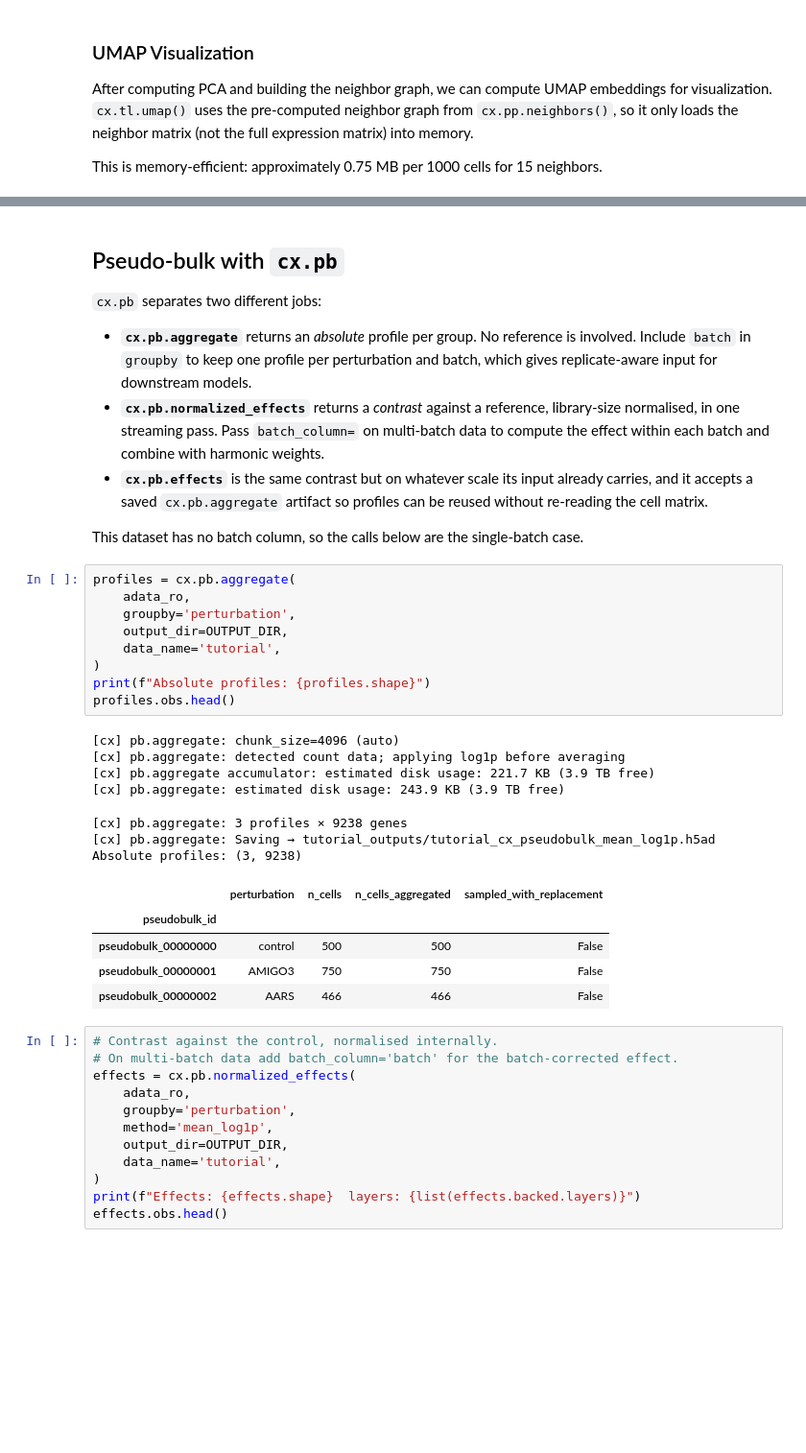
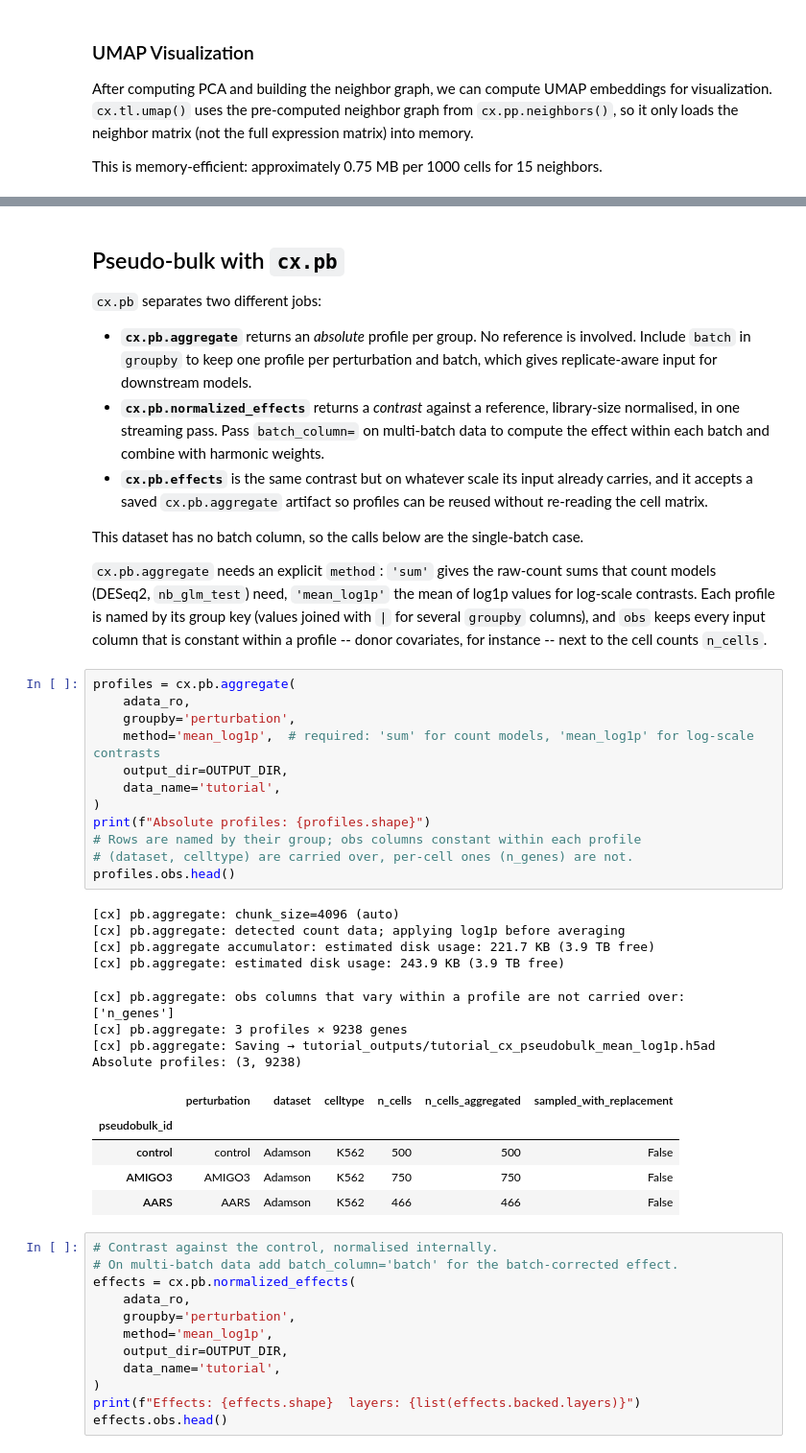
Before and after one commit to JinHongDu-Lab/crispyx, a Jupyter notebook: docs/notebooks/crispyx_tutorial.ipynb, the cells around one changed output, grey strips where cells are left out. Shown at 96% size. Cells and saved outputs as stored; diff of their text form; blank space fills up the shorter version.

```diff
--- a/docs/notebooks/crispyx_tutorial.ipynb
+++ b/docs/notebooks/crispyx_tutorial.ipynb
@@ -382,28 +382,38 @@ UMAP embedding shape: (1716, 2)
   without re-reading the cell matrix.
 
 This dataset has no batch column, so the calls below are the single-batch case.
+
+`cx.pb.aggregate` needs an explicit `method`: `'sum'` gives the raw-count sums that
+count models (DESeq2, `nb_glm_test`) need, `'mean_log1p'` the mean of log1p values for
+log-scale contrasts. Each profile is named by its group key (values joined with `|` for
+several `groupby` columns), and `obs` keeps every input column that is constant within
+a profile -- donor covariates, for instance -- next to the cell counts `n_cells`.
 # %%
 profiles = cx.pb.aggregate(
     adata_ro,
     groupby='perturbation',
+    method='mean_log1p',  # required: 'sum' for count models, 'mean_log1p' for log-scale contrasts
     output_dir=OUTPUT_DIR,
     data_name='tutorial',
 )
 print(f"Absolute profiles: {profiles.shape}")
+# Rows are named by their group; obs columns constant within each profile
+# (dataset, celltype) are carried over, per-cell ones (n_genes) are not.
 profiles.obs.head()
 # %% [output]
 [cx] pb.aggregate: chunk_size=4096 (auto)
 [cx] pb.aggregate: detected count data; applying log1p before averaging
 [cx] pb.aggregate accumulator: estimated disk usage: 221.7 KB (3.9 TB free)
 [cx] pb.aggregate: estimated disk usage: 243.9 KB (3.9 TB free)
+[cx] pb.aggregate: obs columns that vary within a profile are not carried over: ['n_genes']
 [cx] pb.aggregate: 3 profiles × 9238 genes
 [cx] pb.aggregate: Saving → tutorial_outputs/tutorial_cx_pseudobulk_mean_log1p.h5ad
 Absolute profiles: (3, 9238)
-|  | perturbation | n_cells | n_cells_aggregated | sampled_with_replacement |
-| pseudobulk_id |  |  |  |  |
-| pseudobulk_00000000 | control | 500 | 500 | False |
-| pseudobulk_00000001 | AMIGO3 | 750 | 750 | False |
-| pseudobulk_00000002 | AARS | 466 | 466 | False |
+|  | perturbation | dataset | celltype | n_cells | n_cells_aggregated | sampled_with_replacement |
+| pseudobulk_id |  |  |  |  |  |  |
+| control | control | Adamson | K562 | 500 | 500 | False |
+| AMIGO3 | AMIGO3 | Adamson | K562 | 750 | 750 | False |
+| AARS | AARS | Adamson | K562 | 466 | 466 | False |
 # %%
 # Contrast against the control, normalised internally.
 # On multi-batch data add batch_column='batch' for the batch-corrected effect.
```
Also changed, not shown: parts of 7 cells of this notebook, 1 other file.
